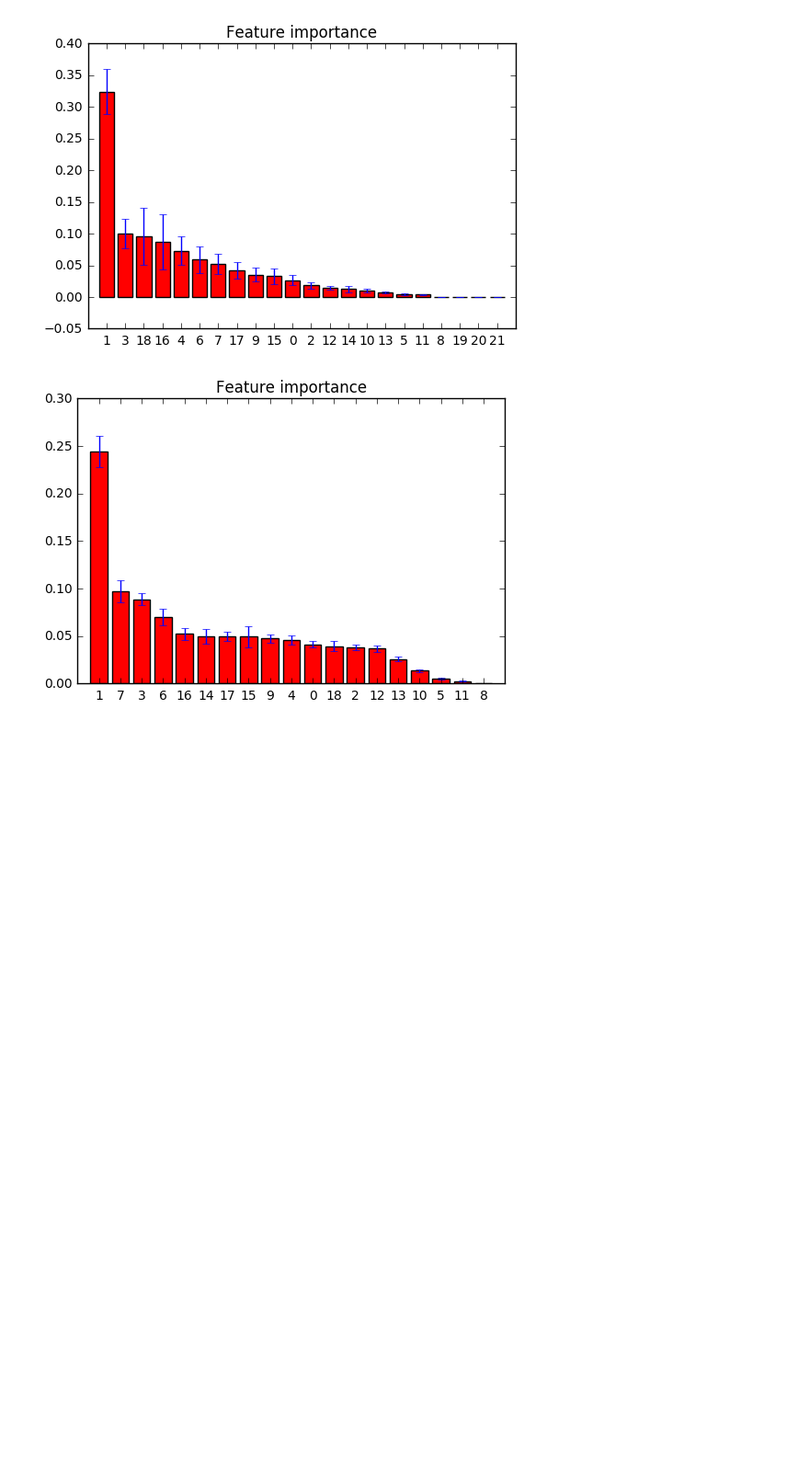
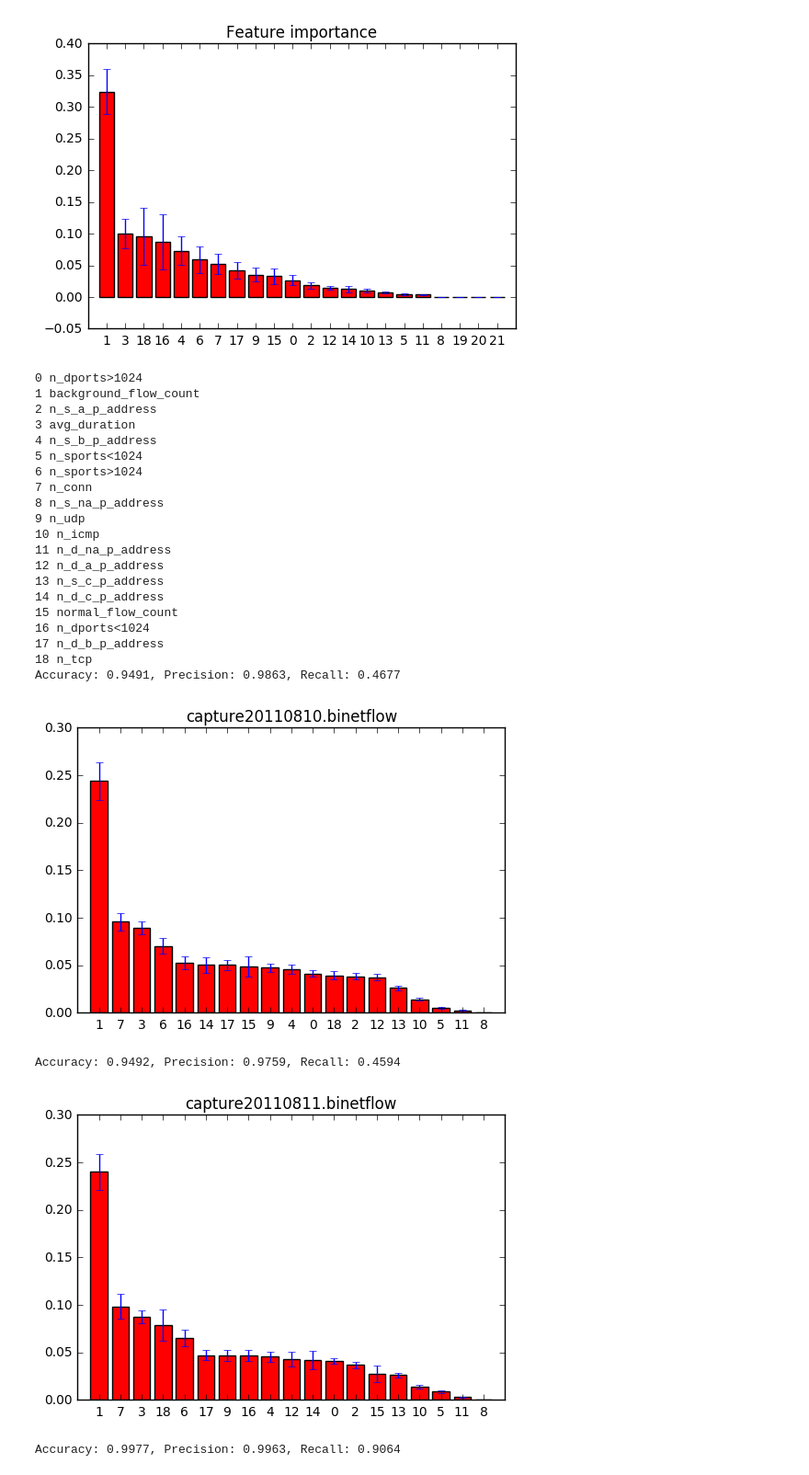
Before and after one commit to SpokenBanana/BinetflowTrainer, a Jupyter notebook: RandomForest.ipynb, the cells around one changed output. Shown at 92% size. Drawn from its saved outputs; the diff is of its cells as text; code cells hidden in the pictures; blank space fills up the shorter version.

Commit message:
Added more feature data

```diff
--- a/RandomForest.ipynb
+++ b/RandomForest.ipynb
@@ -76,23 +78,63 @@ plt.show()
 # %% [output]
 [figure]
 # %%
+from sklearn.metrics import accuracy_score, precision_score, recall_score
+from sklearn.model_selection import train_test_split
 
-feature, label = get_feature_labels(get_saved_data(0.15, binet_files[0]))
-rf.fit(feature, label)
+def rf_feature_importance(bfile):
+    rf = get_classifier('rf')
+    feature, label = get_feature_labels(get_saved_data(0.15, bfile))
+    xtrain, xtest, ytrain, ytest = train_test_split(feature, label, test_size=0.3, random_state=42)
 
-importances = rf.feature_importances_
+    rf.fit(feature, label)
 
-std = np.std([t.feature_importances_ for t in rf.estimators_],
-            axis=0)
+    importances = rf.feature_importances_
+    std = np.std([t.feature_importances_ for t in rf.estimators_], axis=0)
+    indices = np.argsort(importances)[::-1]
 
-indices = np.argsort(importances)[::-1]
+    rf.fit(xtrain, ytrain)
+    predicted = rf.predict(xtest)
 
-plt.figure()
-plt.title("Feature importance")
-plt.bar(range(feature.shape[1]), importances[indices],
-       color="r", yerr=std[indices], align="center")
-plt.xticks(range(feature.shape[1]), indices)
-plt.xlim([-1, feature.shape[1]])
-plt.show()
+    print("Accuracy: {0:.4f}, Precision: {1:.4f}, Recall: {2:.4f}".format(
+        accuracy_score(ytest, predicted), precision_score(ytest, predicted),
+        recall_score(ytest, predicted)))
+
+    plt.figure()
+    plt.title("Feature importance")
+    plt.bar(range(feature.shape[1]), importances[indices],
+           color="r", yerr=std[indices], align="center")
+    plt.xticks(range(feature.shape[1]), indices)
+    plt.xlim([-1, feature.shape[1]])
+    plt.title(bfile)
+    plt.show()
+
+for i, o in enumerate(get_feature_order()):
+    print(i, o)
+
+for b in binet_files:
+    rf_feature_importance(b)
 # %% [output]
+0 n_dports>1024
+1 background_flow_count
+2 n_s_a_p_address
+3 avg_duration
+4 n_s_b_p_address
+5 n_sports<1024
+6 n_sports>1024
+7 n_conn
+8 n_s_na_p_address
+9 n_udp
+10 n_icmp
+11 n_d_na_p_address
+12 n_d_a_p_address
+13 n_s_c_p_address
+14 n_d_c_p_address
+15 normal_flow_count
+16 n_dports<1024
+17 n_d_b_p_address
+18 n_tcp
+Accuracy: 0.9491, Precision: 0.9863, Recall: 0.4677
-[figure, old version]
+[figure, new version]
+Accuracy: 0.9492, Precision: 0.9759, Recall: 0.4594
+[figure, added]
+Accuracy: 0.9977, Precision: 0.9963, Recall: 0.9064
```
Also changed, not shown: parts of 3 cells of this notebook, 1 other file.
